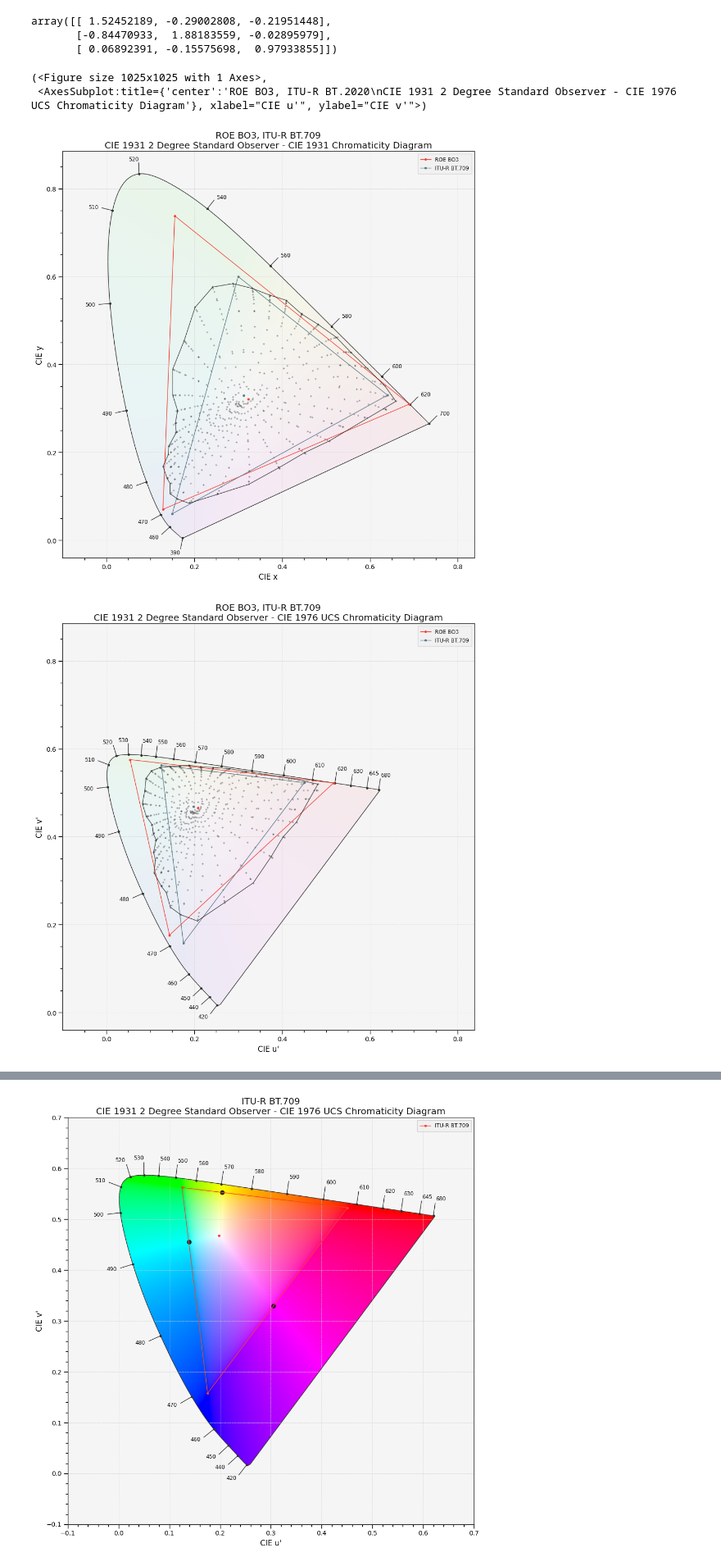
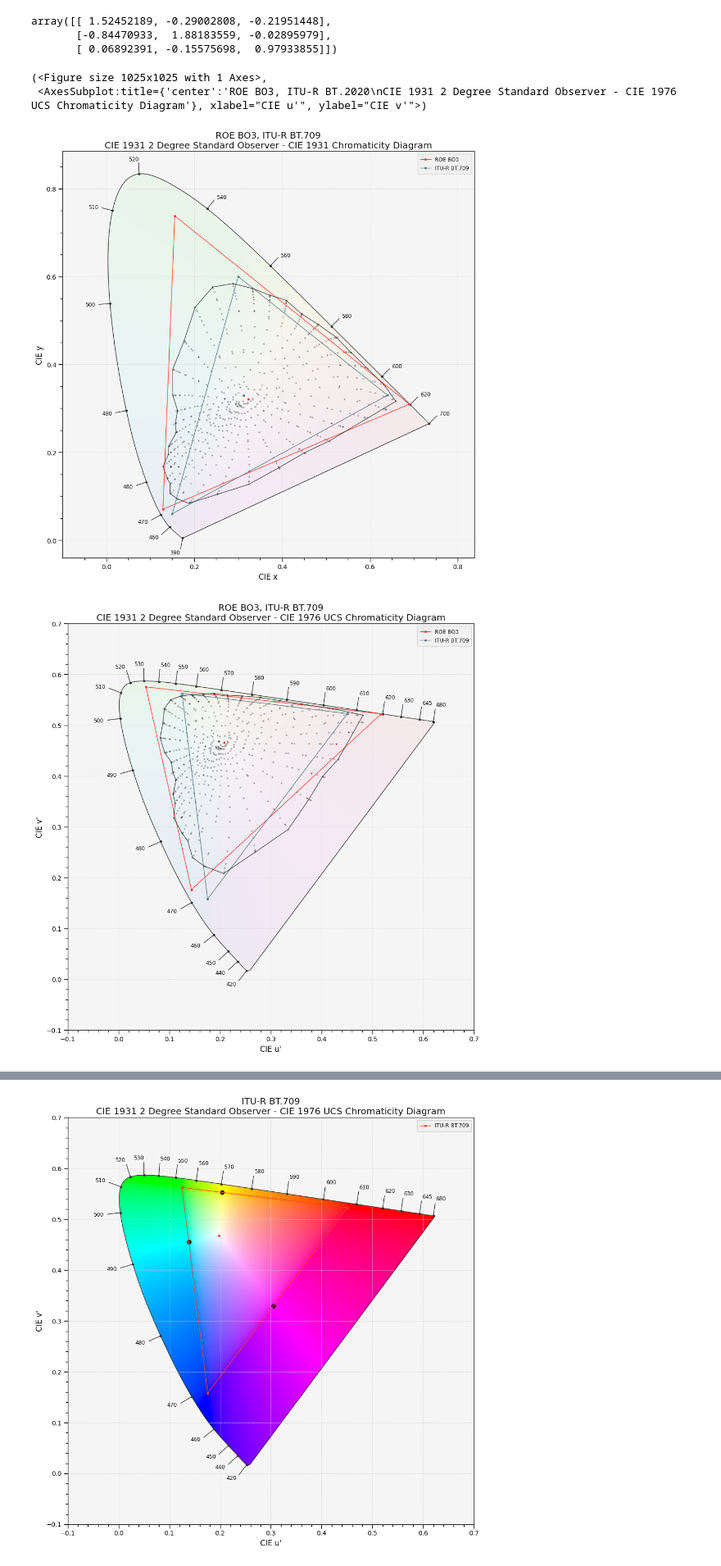
Before and after one commit to repentsinner/didactic-journey, a Jupyter notebook: Intermediate 3 - Gamuts and colorspaces.ipynb, the cells around one changed output, grey strips where cells are left out. Shown at 82% size. Cells and saved outputs as stored; diff of their text form; code cells hidden in the pictures.

Commit message:
fix 1976ucs bounding box and output filenames for BO3 comparison

```diff
--- a/Intermediate 3 - Gamuts and colorspaces.ipynb
+++ b/Intermediate 3 - Gamuts and colorspaces.ipynb
@@ -266,12 +266,12 @@ plot_pointer_gamut(
     axes=axes,
     standalone=False)
 render(
-    filename='render/BO3_cie1931.png',
+    filename='render/BO3_rec709_cie1931.png',
     standalone=True)
 
 figure, axes = plot_RGB_colourspaces_in_chromaticity_diagram_CIE1976UCS(
     ['ROE BO3', 'ITU-R BT.709'],
-    bounding_box=cie1931_boundingbox,
+    bounding_box=cie1976ucs_boundingbox,
     diagram_opacity=0.05,
     standalone=False
 )
@@ -281,41 +281,41 @@ plot_pointer_gamut(
     axes=axes,
     standalone=False)
 render(
-    filename='render/BO3_cie1976ucs.png',
+    filename='render/BO3_rec709_cie1976ucs.png',
     standalone=True)
 
 figure, axes = plot_RGB_colourspaces_in_chromaticity_diagram_CIE1931(
     ['ROE BO3', 'ITU-R BT.2020'],
     bounding_box=cie1931_boundingbox,
     diagram_opacity=0.05,
     standalone=False
 )
 plot_pointer_gamut(
     method='CIE 1931',
     figure=figure,
     axes=axes,
     standalone=False)
 render(
-    filename='render/BO3_cie1931.png',
+    filename='render/BO3_rec2020_cie1931.png',
     standalone=True)
 
 figure, axes = plot_RGB_colourspaces_in_chromaticity_diagram_CIE1976UCS(
     ['ROE BO3', 'ITU-R BT.2020'],
-    bounding_box=cie1931_boundingbox,
+    bounding_box=cie1976ucs_boundingbox,
     diagram_opacity=0.05,
     standalone=False
 )
 plot_pointer_gamut(
     method='CIE 1976 UCS',
     figure=figure,
     axes=axes,
     standalone=False)
 render(
-    filename='render/BO3_cie1976ucs.png',
+    filename='render/BO3_rec2020_cie1976ucs.png',
     standalone=True)
 # %% [output]
 (<Figure size 1025x1025 with 1 Axes>,
  <AxesSubplot:title={'center':'ROE BO3, ITU-R BT.2020\nCIE 1931 2 Degree Standard Observer - CIE 1976 UCS Chromaticity Diagram'}, xlabel="CIE u'", ylabel="CIE v'">)
 [figure]
-[figure, old version]
+[figure, new version]
 [figure]
```
Also changed, not shown: parts of 1 cell of this notebook.
